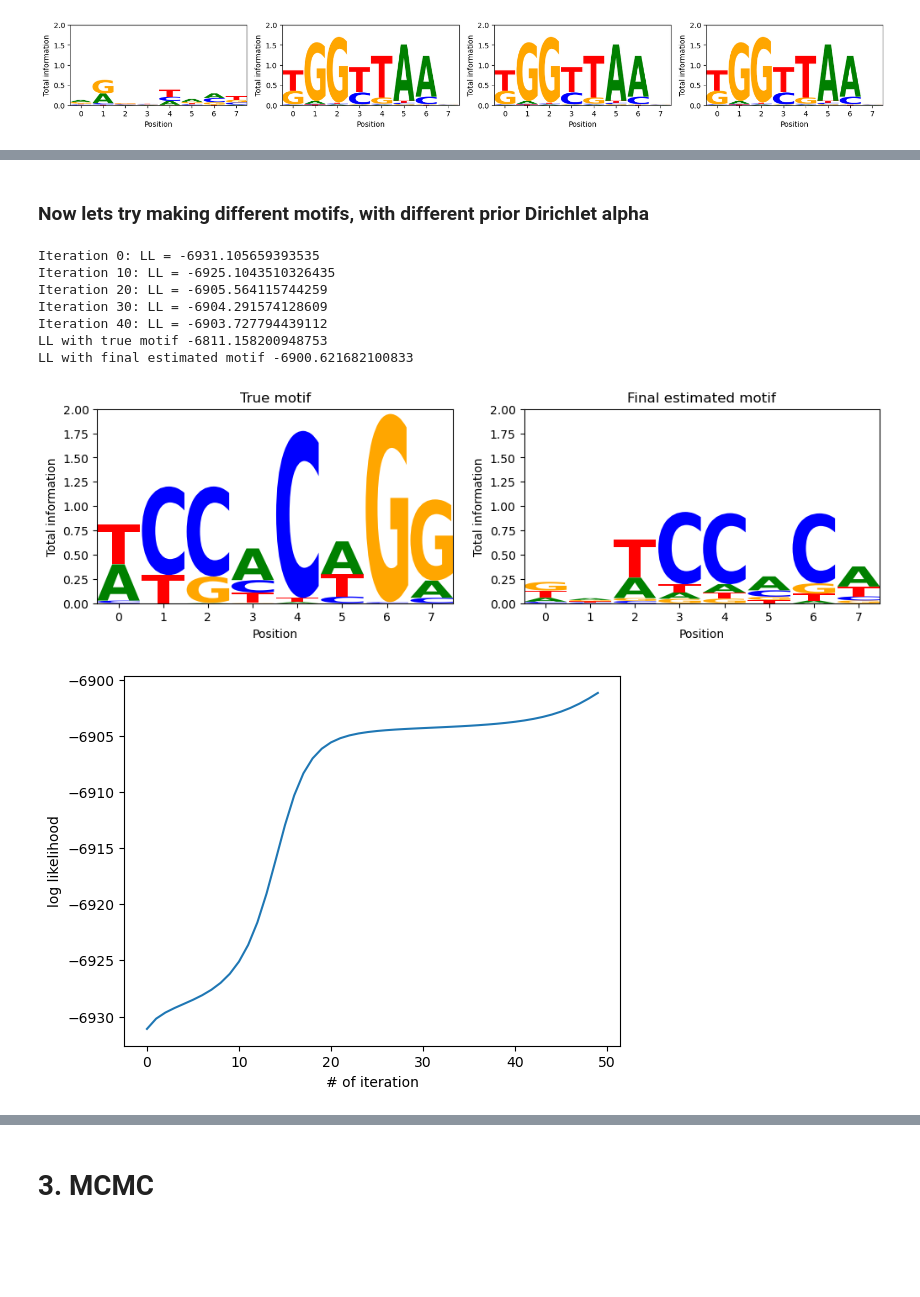
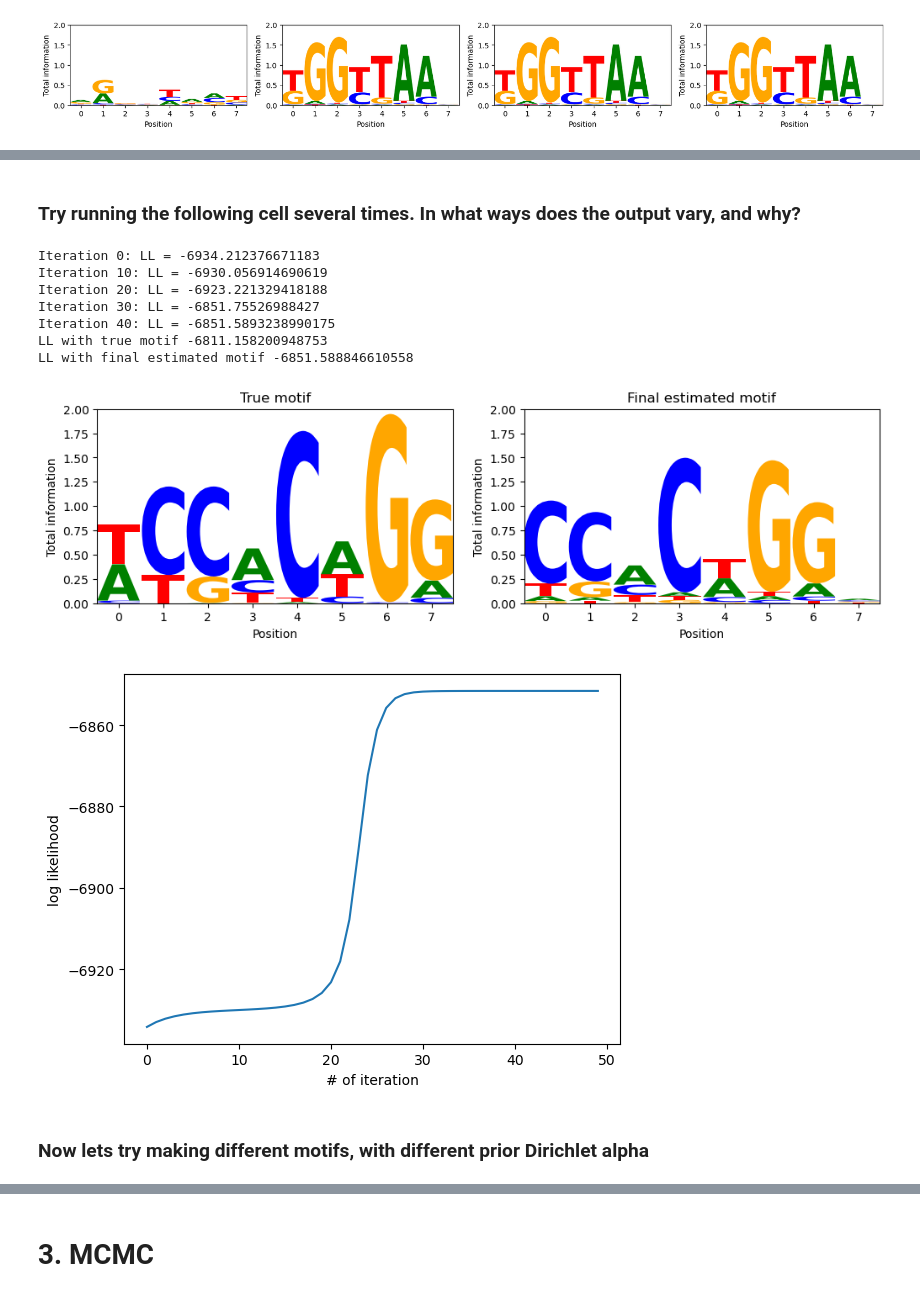
Before and after one commit to regevs/practical, a Jupyter notebook: EM-MCMC.ipynb, the cells around one changed output, grey strips where cells are left out. Saved outputs shown, nothing was run; the diff lists cells and outputs as text; code cells hidden in the pictures; blank space fills up the shorter version.

```diff
--- a/EM-MCMC.ipynb
+++ b/EM-MCMC.ipynb
@@ -334,19 +319,16 @@ LL with final estimated motif -6817.275896293208
-# %% [markdown]
-### Now lets try making different motifs, with different prior Dirichlet alpha
-# %%
-M = sample_motif(alpha = 0.1)       # try alpha = 0.2, 0.5, 1, perhaps even more or less
-# if it doesn't converge correctly you could try generating more sequences by uncommenting/changing the next line
-# num_sequences = 100
-sequences, positions = generate_sequences(M)
-est_motif, lls, positions_posteriors, motifs = expectation_maximization(sequences, 50, print_every=10)
-plot_results([], est_motif, lls, positions_posteriors, motifs)
-# %% [output]
-Iteration 0: LL = -6931.105659393535
-Iteration 10: LL = -6925.1043510326435
-Iteration 20: LL = -6905.564115744259
-Iteration 30: LL = -6904.291574128609
-Iteration 40: LL = -6903.727794439112
-LL with true motif -6811.158200948753
-LL with final estimated motif -6900.621682100833
-[figure, removed]
-[figure, removed]
+# %% [markdown]
+### Try running the following cell several times. In what ways does the output vary, and why?
+# %%
+plot_results([], *expectation_maximization(sequences, 50, print_every=10))
+# %% [output]
+Iteration 0: LL = -6934.212376671183
+Iteration 10: LL = -6930.056914690619
+Iteration 20: LL = -6923.221329418188
+Iteration 30: LL = -6851.75526988427
+Iteration 40: LL = -6851.5893238990175
+LL with true motif -6811.158200948753
+LL with final estimated motif -6851.588846610558
+[figure, added]
+[figure, added]
+# %% [markdown]
+### Now lets try making different motifs, with different prior Dirichlet alpha
```
Also changed, not shown: parts of 35 cells of this notebook, 1 other file.
